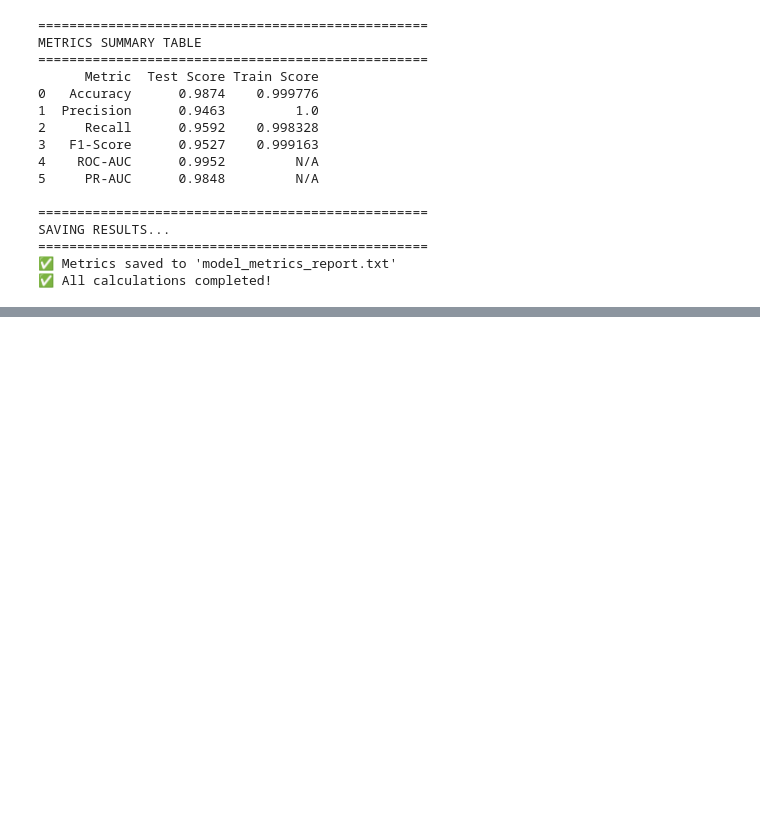
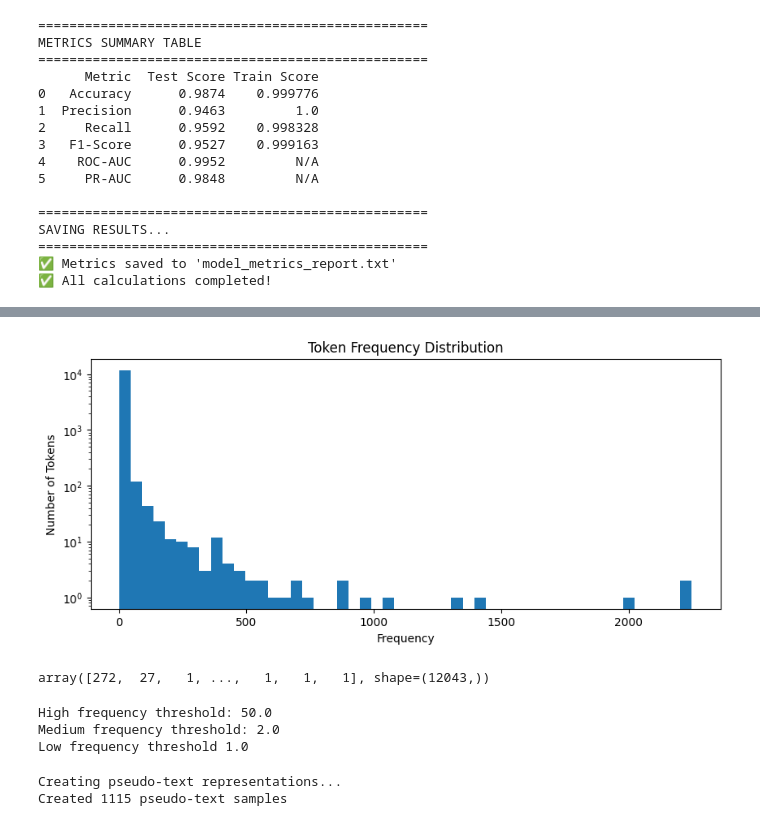
Before and after one commit to Vamshi9415/xai_with_lstm, a Jupyter notebook: lst_with_attention.ipynb, the cells around one changed output, grey strips where cells are left out. Saved outputs shown, nothing was run; the diff lists cells and outputs as text; code cells hidden in the pictures; blank space fills up the shorter version.

```diff
--- a/lst_with_attention.ipynb
+++ b/lst_with_attention.ipynb
@@ -633,0 +687,14 @@ SAVING RESULTS...
+# %%
+import collections
+# Get all token indices from your sequences
+all_tokens = [token for seq in sequences for token in seq if token != 0]
+token_counts = collections.Counter(all_tokens)
+print(f"token counts \n {token_counts}")
+# Sort tokens by frequency (most common first)
+most_common_tokens = token_counts.most_common()
+
+print("Top 10 most common tokens (token_id, count):")
+print(most_common_tokens[:10])
+
+print(f"Total unique tokens: {len(token_counts)}")
+print(f"Token frequency range: min={min(token_counts.values())}, max={max(token_counts.values())}")
@@ -633,0 +708,12 @@ SAVING RESULTS...
+# %%
+import matplotlib.pyplot as plt
+
+freqs = list(token_counts.values())
+plt.figure(figsize=(10,4))
+plt.hist(freqs, bins=50, log=True)
+plt.title("Token Frequency Distribution")
+plt.xlabel("Frequency")
+plt.ylabel("Number of Tokens")
+plt.show()
+# %% [output]
+[figure, added]
@@ -634,3 +724,46 @@ SAVING RESULTS...
+# %%
+freqs = np.array(list(token_counts.values()))
+freqs
+# %% [output]
+array([272,  27,   1, ...,   1,   1,   1], shape=(12043,))
+# %%
+high_threshold = np.percentile(freqs, 98)
+medium_threshold = np.percentile(freqs, 60)
+low_threshold = np.percentile(freqs, 10)
+
+print(f"High frequency threshold: {high_threshold}")
+print(f"Medium frequency threshold: {medium_threshold}")
+print(f"Low frequency threshold {low_threshold}")
+# %% [output]
+High frequency threshold: 50.0
+Medium frequency threshold: 2.0
+Low frequency threshold 1.0
+# %%
+def create_pseudo_text(sequence, token_counts, high_threshold, medium_threshold):
+    """Create a pseudo-text representation from tokenized sequence using dynamic frequency bins"""
+    tokens = sequence[sequence != 0]
+    words = []
+    for token in tokens:
+        freq = token_counts.get(token, 0)
+        if freq >= high_threshold:
+            words.append(f"common_word_{token}")
+        elif freq >= medium_threshold:
+            words.append(f"medium_word_{token}")
+        else:
+            words.append(f"rare_word_{token}")
+    return ' '.join(words)
+
+# Create pseudo-texts for all test samples
+print("Creating pseudo-text representations...")
+all_pseudo_texts = []
+for i in range(len(X_test)):
+    pseudo_text = create_pseudo_text(X_test[i], token_counts, high_threshold, medium_threshold)
+    all_pseudo_texts.append(pseudo_text)
+
+print(f"Created {len(all_pseudo_texts)} pseudo-text samples")
+# %% [output]
+Creating pseudo-text representations...
+Created 1115 pseudo-text samples
 # %%
 import numpy as np
 import pandas as pd
```
Also changed, not shown: parts of 14 cells of this notebook.
